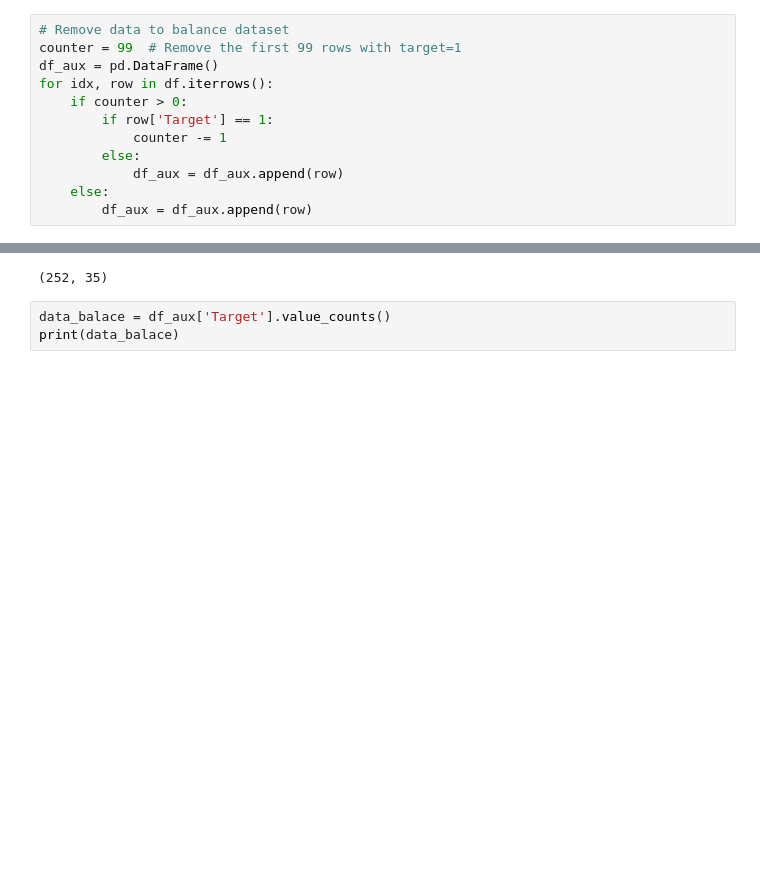
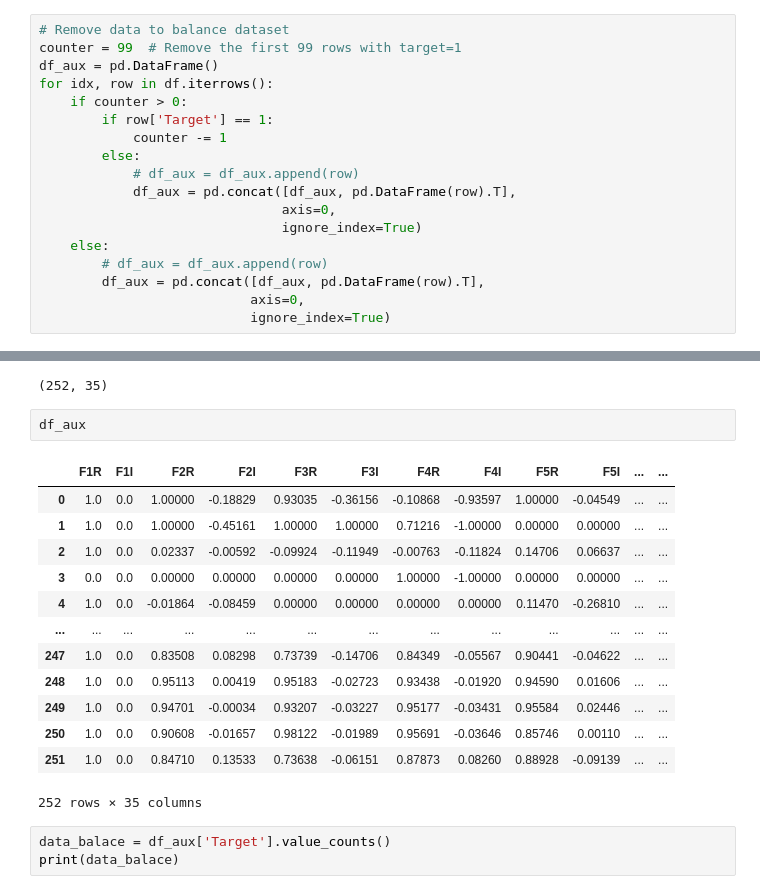
Before and after one commit to ffiza/aprendizaje-automatico-lamp, a Jupyter notebook: code/tp1.ipynb, the cells around one changed output, grey strips where cells are left out. Saved outputs shown, nothing was run; the diff lists cells and outputs as text; blank space fills up the shorter version.

Commit message:
Replace append() method with concat(); update figures.

```diff
--- a/code/tp1.ipynb
+++ b/code/tp1.ipynb
@@ -104,13 +101,35 @@ for idx, row in df.iterrows():
         if row['Target'] == 1:
             counter -= 1
         else:
-            df_aux = df_aux.append(row)
+            # df_aux = df_aux.append(row)
+            df_aux = pd.concat([df_aux, pd.DataFrame(row).T],
+                               axis=0,
+                               ignore_index=True)
     else:
-        df_aux = df_aux.append(row)
+        # df_aux = df_aux.append(row)
+        df_aux = pd.concat([df_aux, pd.DataFrame(row).T],
+                           axis=0,
+                           ignore_index=True)
 # %%
 df_aux.shape
 # %% [output]
 (252, 35)
+# %%
+df_aux
+# %% [output]
+|  | F1R | F1I | F2R | F2I | F3R | F3I | F4R | F4I | F5R | F5I | ... | ... |
+| 0 | 1.0 | 0.0 | 1.00000 | -0.18829 | 0.93035 | -0.36156 | -0.10868 | -0.93597 | 1.00000 | -0.04549 | ... | ... |
+| 1 | 1.0 | 0.0 | 1.00000 | -0.45161 | 1.00000 | 1.00000 | 0.71216 | -1.00000 | 0.00000 | 0.00000 | ... | ... |
+| 2 | 1.0 | 0.0 | 0.02337 | -0.00592 | -0.09924 | -0.11949 | -0.00763 | -0.11824 | 0.14706 | 0.06637 | ... | ... |
+| 3 | 0.0 | 0.0 | 0.00000 | 0.00000 | 0.00000 | 0.00000 | 1.00000 | -1.00000 | 0.00000 | 0.00000 | ... | ... |
+| 4 | 1.0 | 0.0 | -0.01864 | -0.08459 | 0.00000 | 0.00000 | 0.00000 | 0.00000 | 0.11470 | -0.26810 | ... | ... |
+| ... | ... | ... | ... | ... | ... | ... | ... | ... | ... | ... | ... | ... |
+| 247 | 1.0 | 0.0 | 0.83508 | 0.08298 | 0.73739 | -0.14706 | 0.84349 | -0.05567 | 0.90441 | -0.04622 | ... | ... |
+| 248 | 1.0 | 0.0 | 0.95113 | 0.00419 | 0.95183 | -0.02723 | 0.93438 | -0.01920 | 0.94590 | 0.01606 | ... | ... |
+| 249 | 1.0 | 0.0 | 0.94701 | -0.00034 | 0.93207 | -0.03227 | 0.95177 | -0.03431 | 0.95584 | 0.02446 | ... | ... |
+| 250 | 1.0 | 0.0 | 0.90608 | -0.01657 | 0.98122 | -0.01989 | 0.95691 | -0.03646 | 0.85746 | 0.00110 | ... | ... |
+| 251 | 1.0 | 0.0 | 0.84710 | 0.13533 | 0.73638 | -0.06151 | 0.87873 | 0.08260 | 0.88928 | -0.09139 | ... | ... |
+252 rows × 35 columns
 # %%
 data_balace = df_aux['Target'].value_counts()
 print(data_balace)
```
Also changed, not shown: parts of 7 cells of this notebook, 2 other files.
